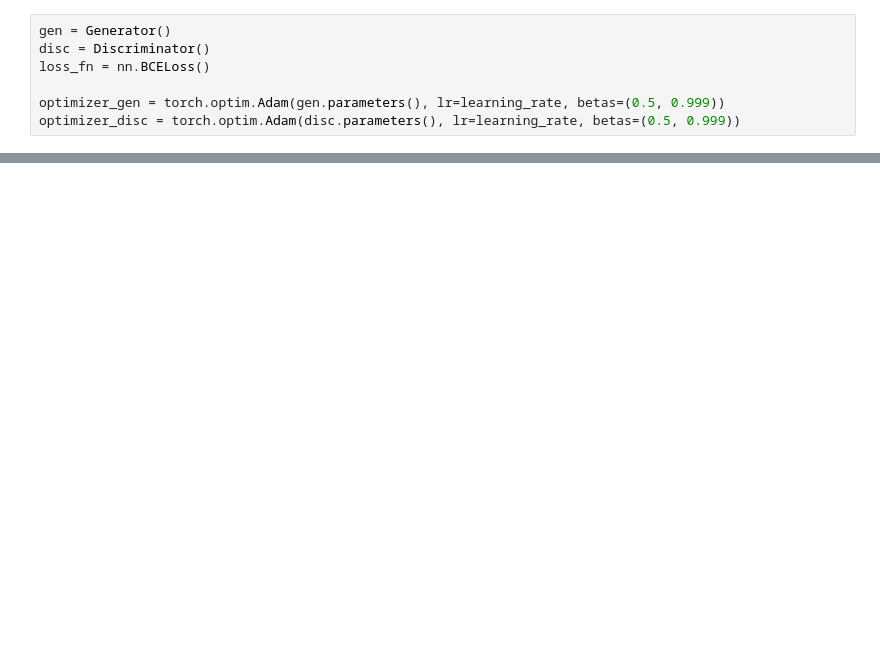
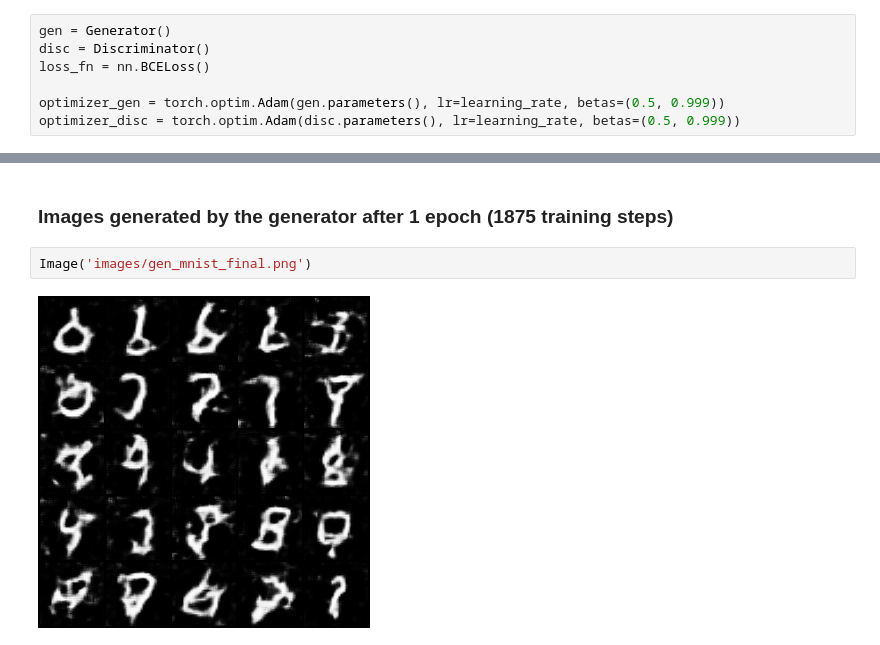
Before and after one commit to skjdaniel/mastering-pytorch, a Jupyter notebook: dcgan-mnist.ipynb, the cells around one changed output, grey strips where cells are left out. Cells and saved outputs as stored; diff of their text form; blank space fills up the shorter version.

```diff
--- a/dcgan-mnist.ipynb
+++ b/dcgan-mnist.ipynb
@@ -214,0 +206,6 @@ def train_dcgan(epochs=10):
+# %% [markdown]
+### Images generated by the generator after 1 epoch (1875 training steps)
+# %%
+Image('images/gen_mnist_final.png')
+# %% [output]
+[figure, added]
```
Also changed, not shown: parts of 17 cells of this notebook, 3 other files.
